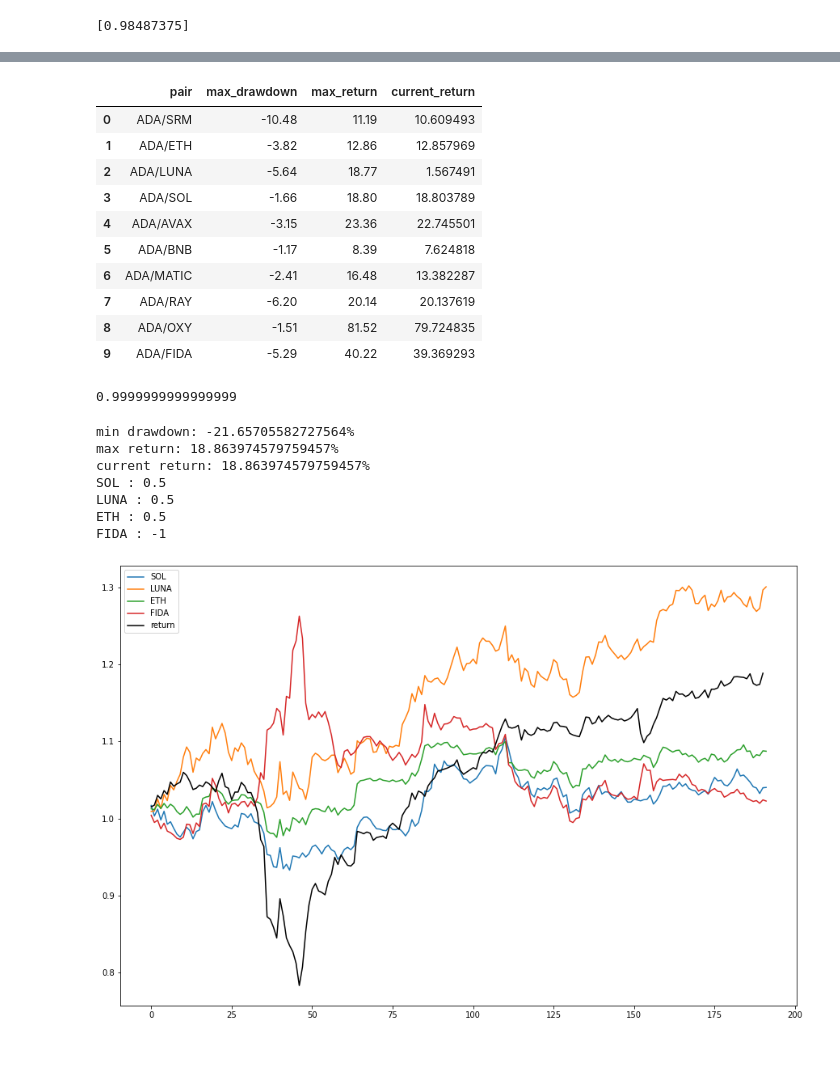
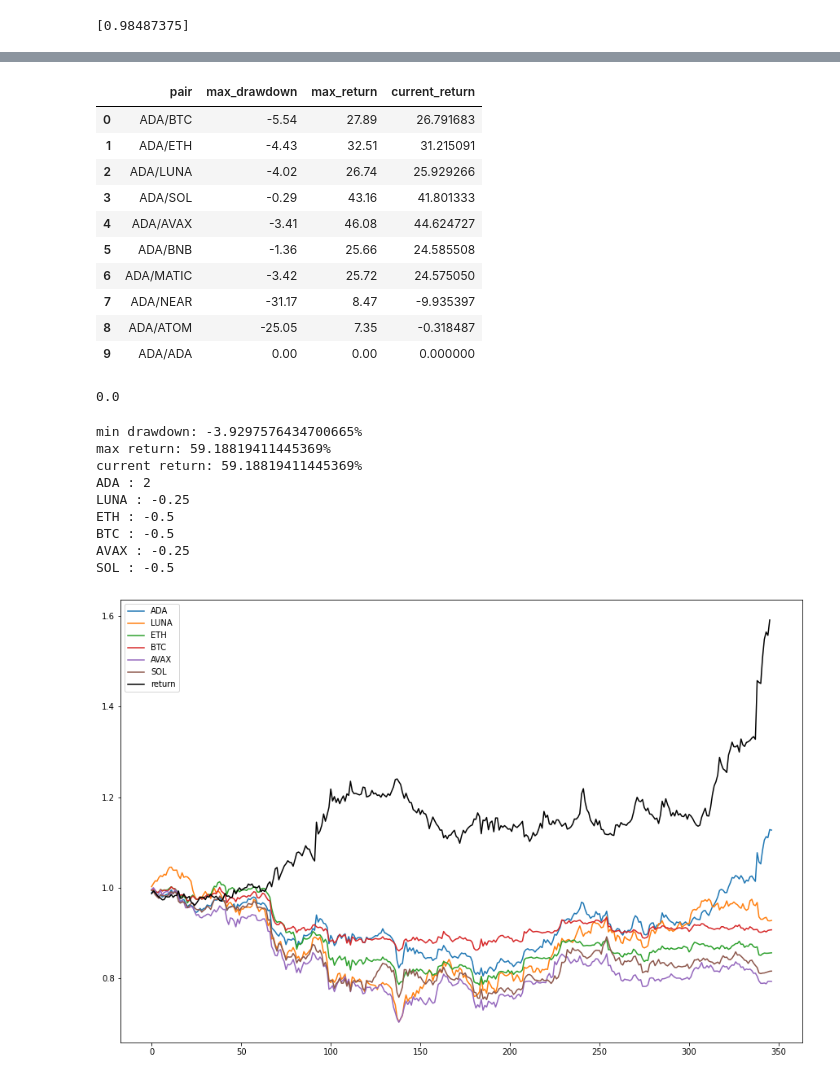
Before and after one commit to kGeee/pairs, a Jupyter notebook: pairs.ipynb, the cells around one changed output, grey strips where cells are left out. Saved outputs shown, nothing was run; the diff lists cells and outputs as text; code cells hidden in the pictures; blank space fills up the shorter version.

Commit message:
create index

```diff
--- a/pairs.ipynb
+++ b/pairs.ipynb
@@ -42,14 +42,14 @@ def read_historical_data(start_date, ticker, resolution):
     data = pd.read_csv(f"data/{ticker}_{resolution}_{start_date}.csv")
     return pd.DataFrame(data, columns=['time','open','high','low','close','volume'])
 
-def compare(date, t1, long=False,tickers = ["BTC","ETH","LUNA", "SOL","AVAX","BNB","MATIC","NEAR","ATOM","ADA"]):
+def compare(date, t1, res="1h",long=False,tickers = ["BTC","ETH","LUNA", "SOL","AVAX","BNB","MATIC","NEAR","ATOM","ADA"]):
   sz = int(len(tickers) / 2)
   fig, axs = plt.subplots(2,sz,figsize=(20,15))
 
   info_list = list()
   if long:
     for i in range(len(tickers)):
-      df = ls_index(date, t1, tickers[i]+"-PERP", "1h")
+      df = ls_index(date, t1, tickers[i]+"-PERP", res)
       long = t1.removesuffix("-PERP")
       axs[int(i/sz)][int(i%sz)].set_title(f"{long}/{tickers[i]}")
       axs[int(i/sz)][int(i%sz)].plot(df['time'], df['returns'])
@@ -61,7 +61,7 @@ def compare(date, t1, long=False,tickers = ["BTC","ETH","LUNA", "SOL","AVAX","BN
 
   else:
       for i in range(len(tickers)):
-        df = ls_index(date, tickers[i]+"-PERP",t1, "1h")
+        df = ls_index(date, tickers[i]+"-PERP",t1, res)
         long = t1.removesuffix("-PERP")
         axs[int(i/sz)][int(i%sz)].set_title(f"{tickers[i]}/{long}")
         axs[int(i/sz)][int(i%sz)].plot(df['time'], df['returns'])
@@ -121,5 +121,5 @@ print(model.coef_)
 [figure]
 [0.98487375]
 # %%
-f = compare("2022-01-01","OXY-PERP",long=False)
+f = compare("2022-16-01","ADA-PERP",res="15m",long=True)
 # %% [output]
@@ -128,28 +128,28 @@ f = compare("2022-01-01","OXY-PERP",long=False)
 f
 # %% [output]
 |  | pair | max_drawdown | max_return | current_return |
-| 0 | ADA/SRM | -10.48 | 11.19 | 10.609493 |
-| 1 | ADA/ETH | -3.82 | 12.86 | 12.857969 |
-| 2 | ADA/LUNA | -5.64 | 18.77 | 1.567491 |
-| 3 | ADA/SOL | -1.66 | 18.80 | 18.803789 |
-| 4 | ADA/AVAX | -3.15 | 23.36 | 22.745501 |
-| 5 | ADA/BNB | -1.17 | 8.39 | 7.624818 |
-| 6 | ADA/MATIC | -2.41 | 16.48 | 13.382287 |
-| 7 | ADA/RAY | -6.20 | 20.14 | 20.137619 |
-| 8 | ADA/OXY | -1.51 | 81.52 | 79.724835 |
-| 9 | ADA/FIDA | -5.29 | 40.22 | 39.369293 |
+| 0 | ADA/BTC | -5.54 | 27.89 | 26.791683 |
+| 1 | ADA/ETH | -4.43 | 32.51 | 31.215091 |
+| 2 | ADA/LUNA | -4.02 | 26.74 | 25.929266 |
+| 3 | ADA/SOL | -0.29 | 43.16 | 41.801333 |
+| 4 | ADA/AVAX | -3.41 | 46.08 | 44.624727 |
+| 5 | ADA/BNB | -1.36 | 25.66 | 24.585508 |
+| 6 | ADA/MATIC | -3.42 | 25.72 | 24.575050 |
+| 7 | ADA/NEAR | -31.17 | 8.47 | -9.935397 |
+| 8 | ADA/ATOM | -25.05 | 7.35 | -0.318487 |
+| 9 | ADA/ADA | 0.00 | 0.00 | 0.000000 |
 # %%
 weight = {'ETH' : -0.25 , 'SOL': 0.2, 'AVAX': 0.2, 'LUNA' :0.3, 'BTC' : -0.15, 'NEAR' : 0.25, 'ONE': 0.25, 'ATOM': 0.2}
 weights = {'ETH' : -0.2 , 'LUNA' :0.5, 'NEAR' : 0.5, 'ONE': 0.5, 'SOL': -0.3}
 foan_sal = {'FTM' : 0.25 , 'ONE' :0.25, 'ATOM' : 0.25, 'NEAR': 0.25, 'SOL': -0.33, 'AVAX': -0.33 , 'LUNA': -0.33}
 
-sol_srm_ray = {'SOL' : .5 , 'LUNA':0.5, 'ETH':0.5,'FIDA' : -1}
+sol_srm_ray = {'ADA' : 2 , 'LUNA':-0.25, 'ETH':-0.5,'BTC' : -0.5,'AVAX':-0.25,'SOL':-0.5}
 port = {'ETH' : 0.5 , 'SOL': 0.2, 'AVAX': 0.1, 'LUNA' :0.1, 'BTC' : 0.10}
 
-wl = [i for i in port.values()]
+wl = [i for i in sol_srm_ray.values()]
 print(sum(wl))
 # %% [output]
-0.9999999999999999
+0.0
 # %%
 from datetime import date, timedelta
 
@@ -194,16 +194,18 @@ def index(weights, lookback_window = 30, starting_balance = 1000):
 
     return ohlc_data, va
 # %%
-df, pnl = index(sol_srm_ray, lookback_window=7, starting_balance=1000)
+df, pnl = index(sol_srm_ray, lookback_window=14, starting_balance=1000)
 # %% [output]
-min drawdown: -21.65705582727564%
-max return: 18.863974579759457%
-current return: 18.863974579759457%
-SOL : 0.5
-LUNA : 0.5
-ETH : 0.5
-FIDA : -1
+min drawdown: -3.9297576434700665%
+max return: 59.18819411445369%
+current return: 59.18819411445369%
+ADA : 2
+LUNA : -0.25
+ETH : -0.5
+BTC : -0.5
+AVAX : -0.25
+SOL : -0.5
-[figure, old version]
+[figure, new version]
 # %%
 plt.plot(pnl)
 # %% [output]
```
Also changed, not shown: parts of 6 cells of this notebook, 49 other files.
